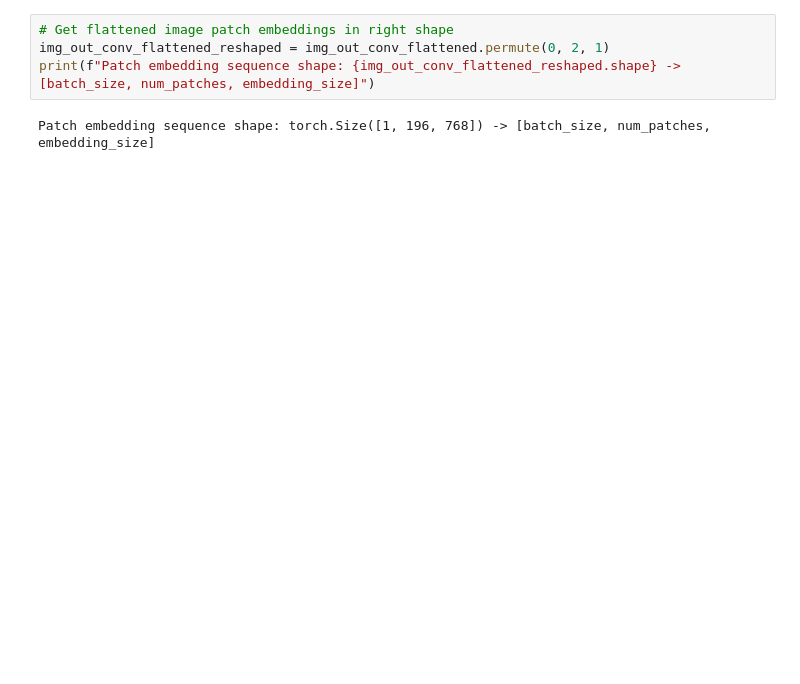
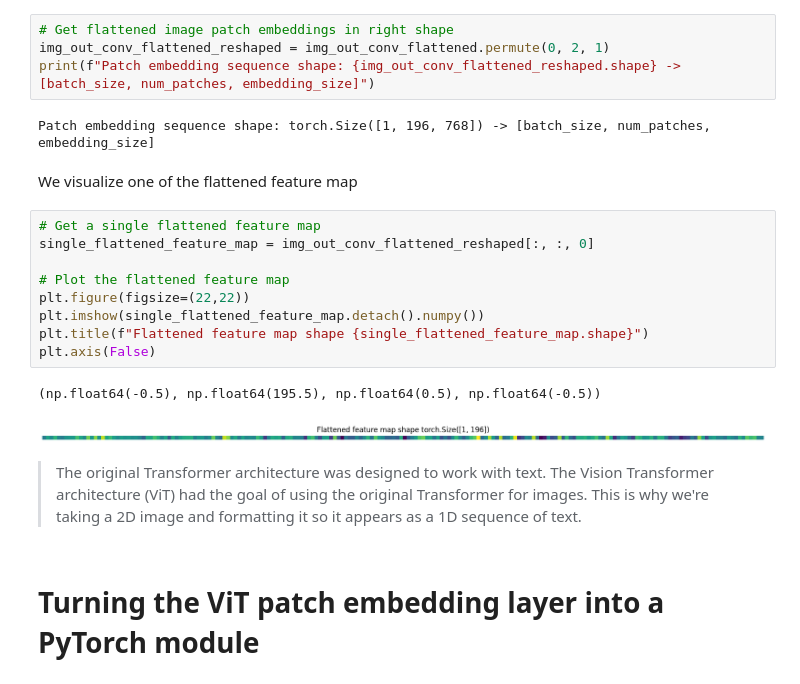
Before and after one commit to anesmeftah/deep-learning-roadmap, a Jupyter notebook: Paper Implementation/ViT/ViT.ipynb, the cells around one changed output. Cells and saved outputs as stored; diff of their text form; blank space fills up the shorter version.

```diff
--- a/Paper Implementation/ViT/ViT.ipynb
+++ b/Paper Implementation/ViT/ViT.ipynb
@@ -238,3 +238,23 @@ img_out_conv_flattened_reshaped = img_out_conv_flattened.permute(0, 2, 1)
 print(f"Patch embedding sequence shape: {img_out_conv_flattened_reshaped.shape} -> [batch_size, num_patches, embedding_size]")
 # %% [output]
 Patch embedding sequence shape: torch.Size([1, 196, 768]) -> [batch_size, num_patches, embedding_size]
+# %% [markdown]
+We visualize one of the flattened feature map
+# %%
+# Get a single flattened feature map
+single_flattened_feature_map = img_out_conv_flattened_reshaped[:, :, 0]
+
+# Plot the flattened feature map
+plt.figure(figsize=(22,22))
+plt.imshow(single_flattened_feature_map.detach().numpy())
+plt.title(f"Flattened feature map shape {single_flattened_feature_map.shape}")
+plt.axis(False)
+# %% [output]
+(np.float64(-0.5), np.float64(195.5), np.float64(0.5), np.float64(-0.5))
+[figure, added]
+# %% [markdown]
+
+
+> The original Transformer architecture was designed to work with text. The Vision Transformer architecture (ViT) had the goal of using the original Transformer for images. This is why we're taking a 2D image and formatting it so it appears as a 1D sequence of text.
+# %% [markdown]
+# Turning the ViT patch embedding layer into a PyTorch module
```
Also changed, not shown: parts of 13 cells of this notebook.
